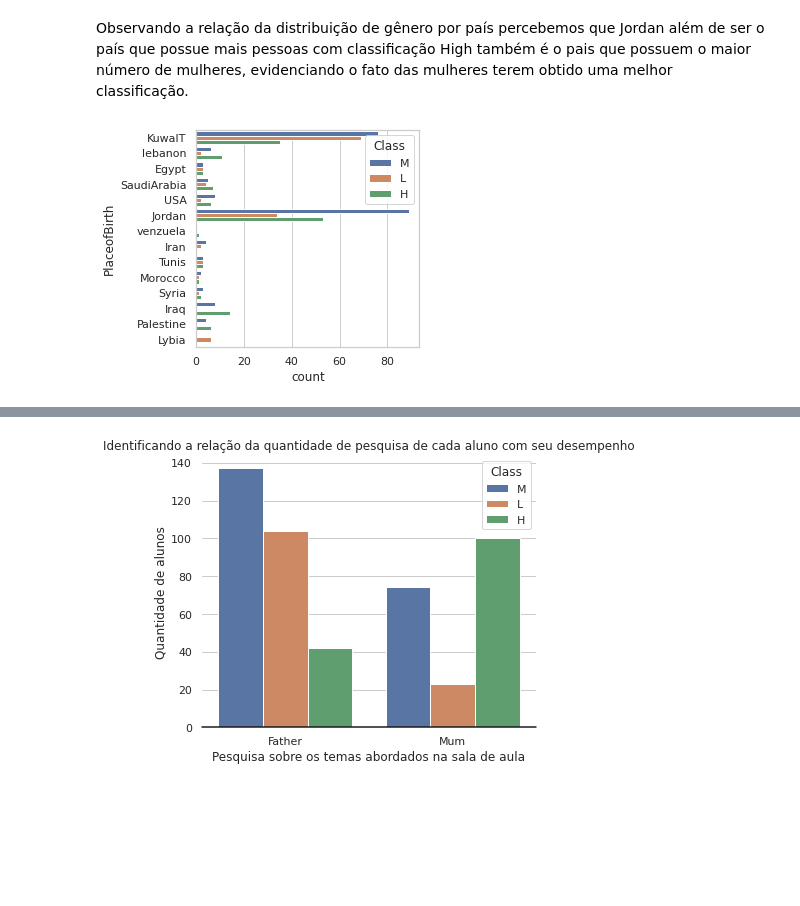
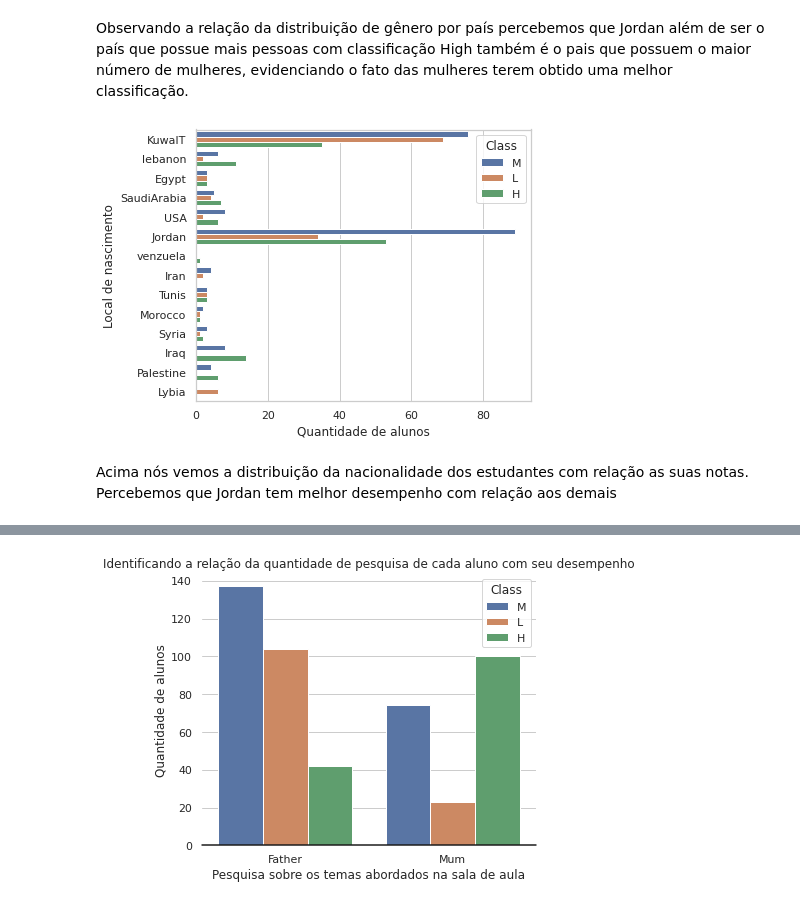
Before and after one commit to atlantico-academy/student-academic-performance, a Jupyter notebook: notebooks/01-exploratory_data_analysis.ipynb, the cells around one changed output, grey strips where cells are left out. Drawn from its saved outputs; the diff is of its cells as text; code cells hidden in the pictures; blank space fills up the shorter version.

```diff
--- a/notebooks/01-exploratory_data_analysis.ipynb
+++ b/notebooks/01-exploratory_data_analysis.ipynb
@@ -447,13 +453,16 @@ display(Markdown("Observando a relação da distribuição de gênero por país
 # %% [output]
 [figure]
 Observando a relação da distribuição de gênero por país percebemos que Jordan além de ser o país que possue mais pessoas com classificação High também é o pais que possuem o maior número de mulheres, evidenciando o fato das mulheres terem obtido uma melhor classificação.
-# %%
-sns.set(style="whitegrid")
-plt.figure(figsize=(4,4))
-total = float(len(df))
-sns.countplot(y='PlaceofBirth', data = df, hue='Class')
-plt.show()
-# %% [output]
-[figure, removed]
+# %%
+sns.set(style="whitegrid")
+plt.figure(figsize=(6,5))
+sns.countplot(y='PlaceofBirth', data = df, hue='Class')
+plt.xlabel("Quantidade de alunos")
+plt.ylabel("Local de nascimento")
+plt.show()
+display(Markdown("Acima nós vemos a distribuição da nacionalidade dos estudantes com relação as suas notas. Percebemos que Jordan tem melhor desempenho com relação aos demais"))
+# %% [output]
+[figure, added]
+Acima nós vemos a distribuição da nacionalidade dos estudantes com relação as suas notas. Percebemos que Jordan tem melhor desempenho com relação aos demais
 # %%
 sns.set(style="whitegrid")
```
Also changed, not shown: parts of 19 cells of this notebook.
